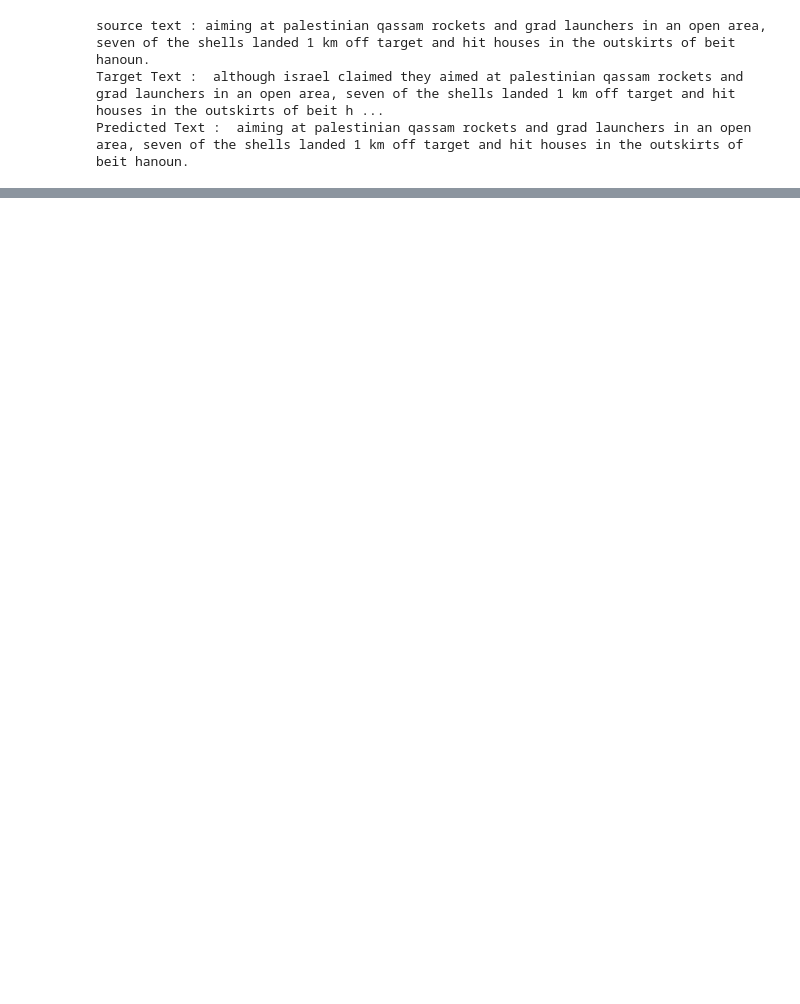
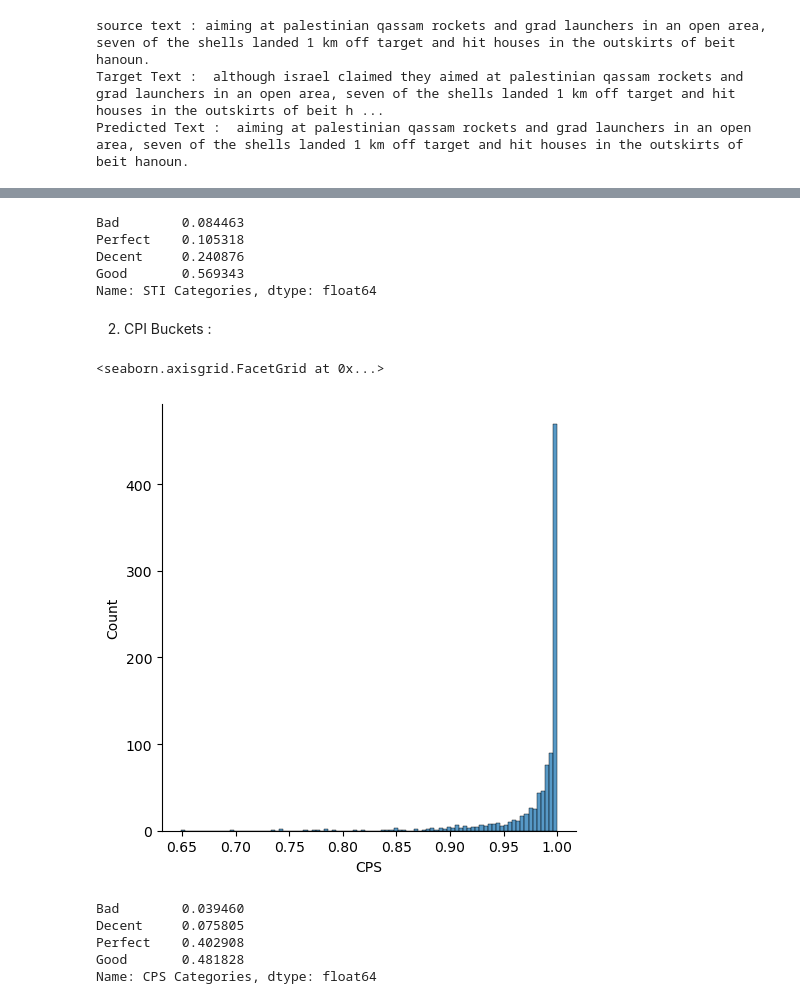
Before and after one commit to RU-Insane/Debiasing-Text-With-Style-Transfer, a Jupyter notebook: notebooks/evaluation_metrics.ipynb, the cells around one changed output, grey strips where cells are left out. Drawn from its saved outputs; the diff is of its cells as text; code cells hidden in the pictures; blank space fills up the shorter version.

```diff
--- a/notebooks/evaluation_metrics.ipynb
+++ b/notebooks/evaluation_metrics.ipynb
@@ -324,0 +349,7 @@ Legend: Negative Neutral Positive
+# %%
+# Define the bins and labels for STI
+bins = [0 ,0.15, 0.3, 0.5, 0.8]
+labels = ['Bad', 'Decent','Good','Perfect']
+
+# Create the new 'sti categories' column
+evaluation_df['STI Categories'] = pd.cut(evaluation_df['STI'], bins=bins, labels=labels)
@@ -324,0 +372,31 @@ Legend: Negative Neutral Positive
+# %%
+sti_category_proportions = evaluation_df['STI Categories'].value_counts(normalize=True)
+sti_category_proportions.sort_values()
+# %% [output]
+Bad        0.084463
+Perfect    0.105318
+Decent     0.240876
+Good       0.569343
+Name: STI Categories, dtype: float64
+# %% [markdown]
+2. CPI Buckets :
+# %%
+sns.displot(evaluation_df['CPS'])
+# %% [output]
+<seaborn.axisgrid.FacetGrid at 0x...>
+[figure, added]
+# %%
+# Define the bins and labels for STI
+bins = [0 ,0.9, 0.95, 0.999, 1]
+labels = ['Bad', 'Decent','Good','Perfect']
+# Create the new 'sti categories' column
+evaluation_df['CPS Categories'] = pd.cut(evaluation_df['CPS'], bins=bins, labels=labels)
+
+cps_category_proportions = evaluation_df['CPS Categories'].value_counts(normalize=True)
+cps_category_proportions.sort_values()
+# %% [output]
+Bad        0.039460
+Decent     0.075805
+Perfect    0.402908
+Good       0.481828
+Name: CPS Categories, dtype: float64
```
Also changed, not shown: parts of 45 cells of this notebook.
